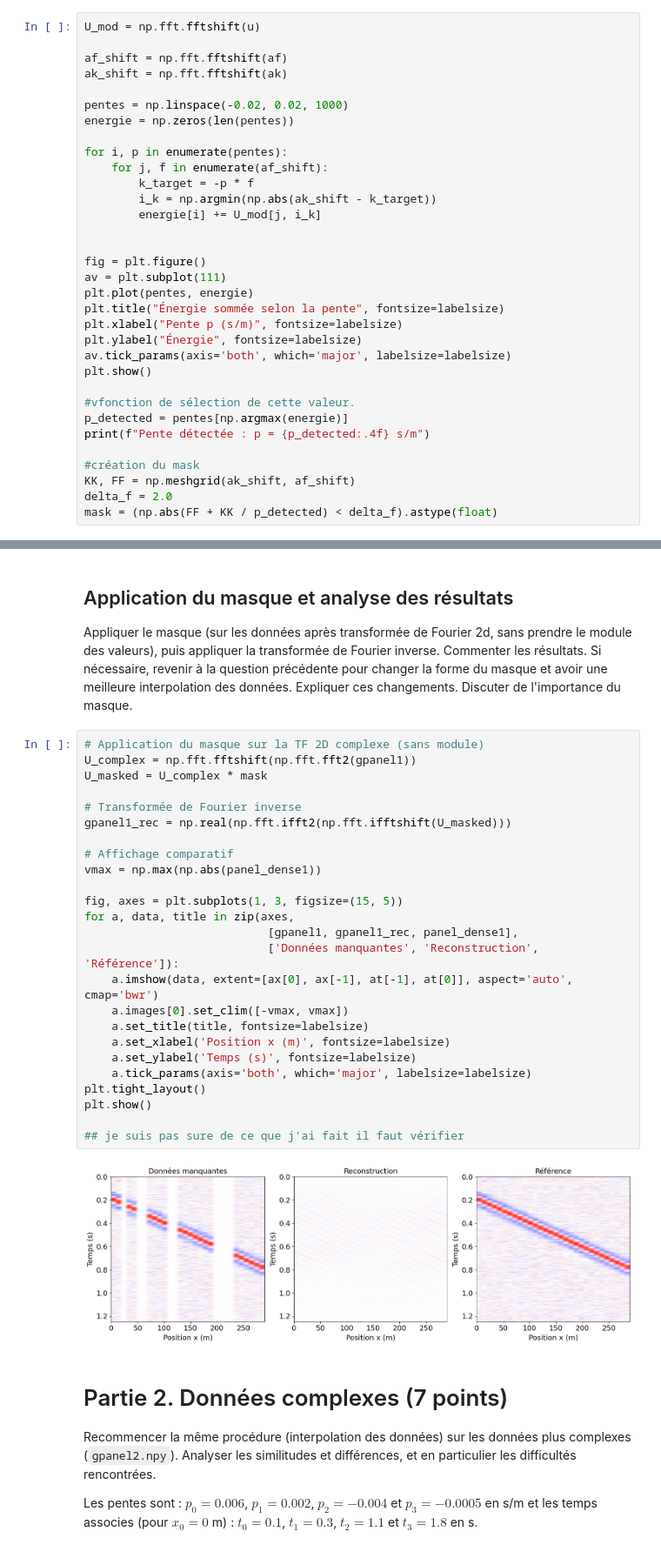
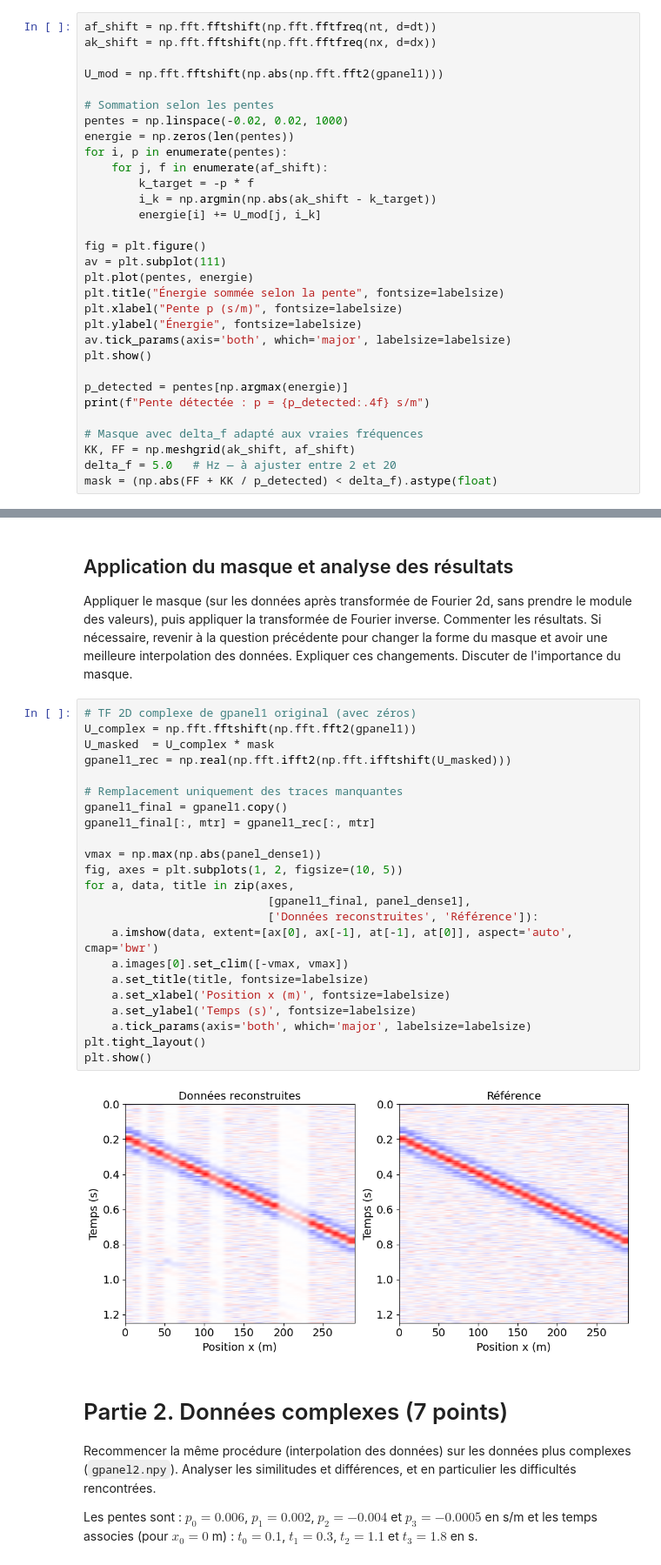
Before and after one commit to mariehoumaire/Projet-Optim-, a Jupyter notebook: miniprojet/mini_projet_geophysique.ipynb, the cells around one changed output, grey strips where cells are left out. Shown at 87% size. Drawn from its saved outputs; the diff is of its cells as text.

```diff
--- a/miniprojet/mini_projet_geophysique.ipynb
+++ b/miniprojet/mini_projet_geophysique.ipynb
@@ -189,20 +189,19 @@ plt.set_cmap('bwr')
 ## Définition d'un masque dans le domaine de Fourier 2d
 On note $\omega$ la fréquence angulaire et $k$ le nombre d'onde. Dans le domaine de Fourier 2d, on souhaite définir un masque avec des 1 qui couvrent les événements principaux. A partir de $(\omega,k)=(0,0)$, faire des sommations selon différentes pentes (dans le domaine de Fourier, après avoir pris le module des valeurs complexes) et tracer la valeur de ces sommes en fonction de la pente. On s'attend à ce que une valeur ressorte. Calculer une fonction qui sélectionne automatiquement cette valeur et construire un masque dans le domaine de Fourier 2d qui vaut 1 autour de la valeur principale et 0 en dehors.
 # %%
-U_mod = np.fft.fftshift(u)
+af_shift = np.fft.fftshift(np.fft.fftfreq(nt, d=dt))
+ak_shift = np.fft.fftshift(np.fft.fftfreq(nx, d=dx))
 
-af_shift = np.fft.fftshift(af)
-ak_shift = np.fft.fftshift(ak)
+U_mod = np.fft.fftshift(np.abs(np.fft.fft2(gpanel1)))
 
+# Sommation selon les pentes
 pentes = np.linspace(-0.02, 0.02, 1000)
 energie = np.zeros(len(pentes))
-
 for i, p in enumerate(pentes):
     for j, f in enumerate(af_shift):
         k_target = -p * f
         i_k = np.argmin(np.abs(ak_shift - k_target))
         energie[i] += U_mod[j, i_k]
-
 
 fig = plt.figure()
 av = plt.subplot(111)
@@ -213,12 +212,11 @@ plt.ylabel("Énergie", fontsize=labelsize)
 av.tick_params(axis='both', which='major', labelsize=labelsize)
 plt.show()
 
-#vfonction de sélection de cette valeur.
 p_detected = pentes[np.argmax(energie)]
 print(f"Pente détectée : p = {p_detected:.4f} s/m")
 
-#création du mask
+# Masque avec delta_f adapté aux vraies fréquences
 KK, FF = np.meshgrid(ak_shift, af_shift)
-delta_f = 2.0
+delta_f = 5.0   # Hz — à ajuster entre 2 et 20
 mask = (np.abs(FF + KK / p_detected) < delta_f).astype(float)
 # %% [output]
@@ -228,32 +226,30 @@ Pente détectée : p = 0.0002 s/m
 ## Application du masque et analyse des résultats
 Appliquer le masque (sur les données après transformée de Fourier 2d, sans prendre le module des valeurs), puis appliquer la transformée de Fourier inverse. Commenter les résultats. Si nécessaire, revenir à la question précédente pour changer la forme du masque et avoir une meilleure interpolation des données. Expliquer ces changements. Discuter de l'importance du masque.
 # %%
-# Application du masque sur la TF 2D complexe (sans module)
+# TF 2D complexe de gpanel1 original (avec zéros)
 U_complex = np.fft.fftshift(np.fft.fft2(gpanel1))
-U_masked = U_complex * mask
-
-# Transformée de Fourier inverse
+U_masked  = U_complex * mask
 gpanel1_rec = np.real(np.fft.ifft2(np.fft.ifftshift(U_masked)))
 
-# Affichage comparatif
+# Remplacement uniquement des traces manquantes
+gpanel1_final = gpanel1.copy()
+gpanel1_final[:, mtr] = gpanel1_rec[:, mtr]
+
 vmax = np.max(np.abs(panel_dense1))
-
-fig, axes = plt.subplots(1, 3, figsize=(15, 5))
+fig, axes = plt.subplots(1, 2, figsize=(10, 5))
 for a, data, title in zip(axes,
-                           [gpanel1, gpanel1_rec, panel_dense1],
-                           ['Données manquantes', 'Reconstruction', 'Référence']):
+                           [gpanel1_final, panel_dense1],
+                           ['Données reconstruites', 'Référence']):
     a.imshow(data, extent=[ax[0], ax[-1], at[-1], at[0]], aspect='auto', cmap='bwr')
     a.images[0].set_clim([-vmax, vmax])
     a.set_title(title, fontsize=labelsize)
     a.set_xlabel('Position x (m)', fontsize=labelsize)
     a.set_ylabel('Temps (s)', fontsize=labelsize)
     a.tick_params(axis='both', which='major', labelsize=labelsize)
 plt.tight_layout()
 plt.show()
-
-## je suis pas sure de ce que j'ai fait il faut vérifier
 # %% [output]
-[figure, old version]
+[figure, new version]
 # %% [markdown]
 # Partie 2. Données complexes (7 points)
 
```
Also changed, not shown: parts of 4 cells of this notebook.
